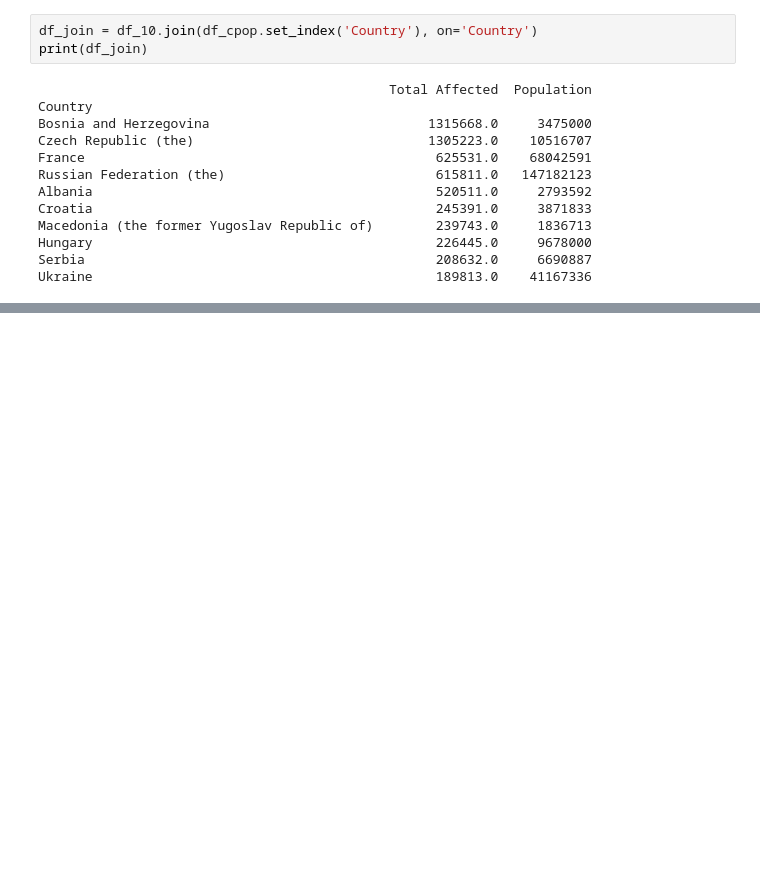
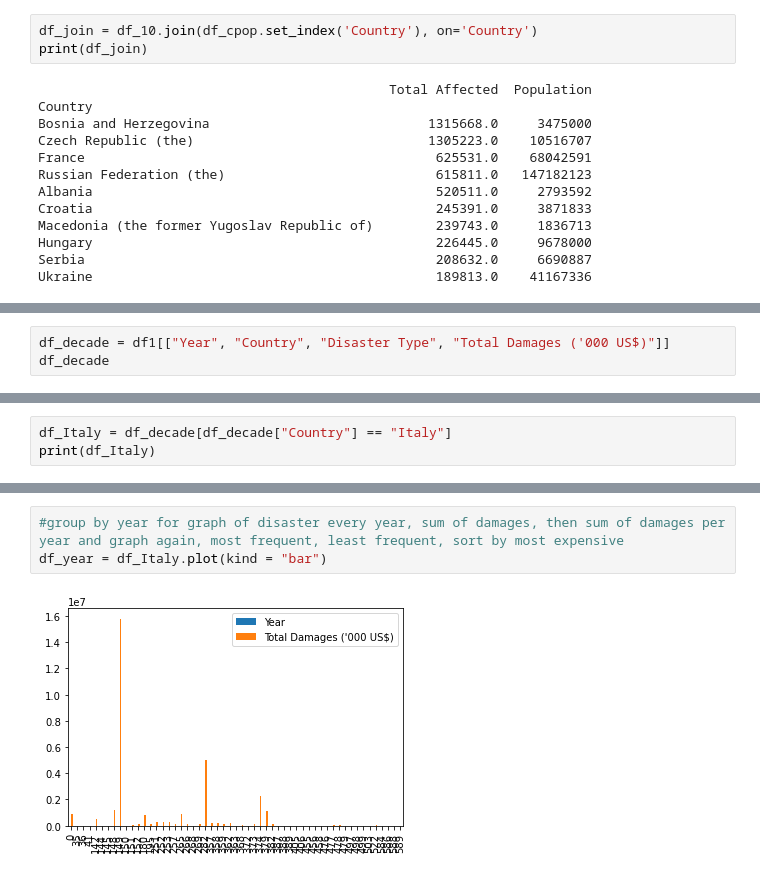
Before and after one commit to IrinaS-D/Data_analysis_samples, a Jupyter notebook: Earthquake_impact.ipynb, the cells around one changed output, grey strips where cells are left out. Saved outputs shown, nothing was run; the diff lists cells and outputs as text; blank space fills up the shorter version.

```diff
--- a/Earthquake_impact.ipynb
+++ b/Earthquake_impact.ipynb
@@ -153,0 +178,3 @@ Ukraine                                            189813.0    41167336
+# %%
+df_decade = df1[["Year", "Country", "Disaster Type", "Total Damages ('000 US$)"]]
+df_decade
@@ -153,0 +195,3 @@ Ukraine                                            189813.0    41167336
+# %%
+df_Italy = df_decade[df_decade["Country"] == "Italy"]
+print(df_Italy)
@@ -153,0 +216,5 @@ Ukraine                                            189813.0    41167336
+# %%
+#group by year for graph of disaster every year, sum of damages, then sum of damages per year and graph again, most frequent, least frequent, sort by most expensive
+df_year = df_Italy.plot(kind = "bar")
+# %% [output]
+[figure, added]
```
Also changed, not shown: parts of 10 cells of this notebook.
